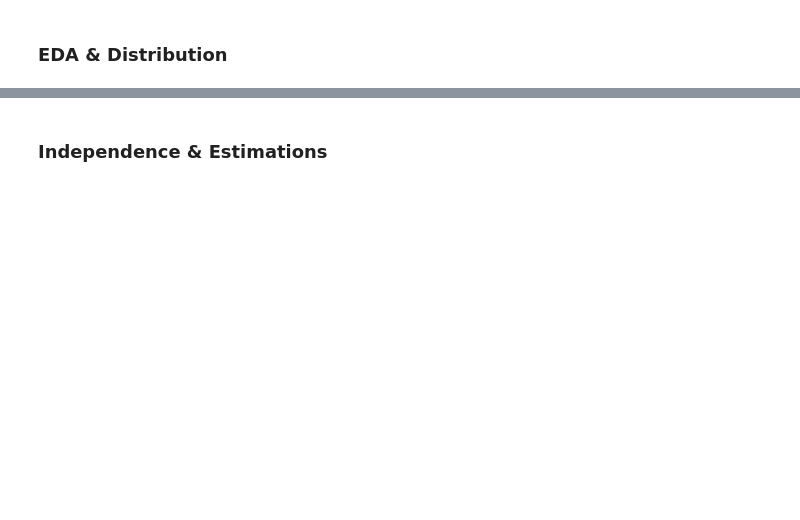
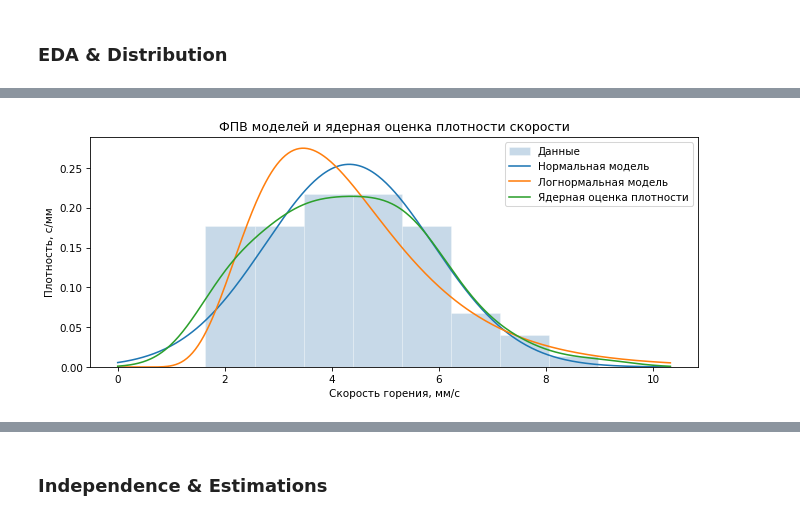
Before and after one commit to ekairaliev/AppStat-Lab01, a Jupyter notebook: AppStat_Lab01.ipynb, the cells around one changed output, grey strips where cells are left out. Drawn from its saved outputs; the diff is of its cells as text; code cells hidden in the pictures; blank space fills up the shorter version.

```diff
--- a/AppStat_Lab01.ipynb
+++ b/AppStat_Lab01.ipynb
@@ -3044,0 +3522,46 @@ display(
+# %%
+v_kde = stats.gaussian_kde(v_ti_cu)
+
+plt.figure(figsize=(9, 4))
+
+plt.hist(
+    v_ti_cu,
+    bins="fd",
+    density=True,
+    alpha=0.3,
+    color="steelblue",
+    edgecolor="white",
+    label="Данные"
+)
+
+plt.plot(
+    v_grid,
+    stats.norm.pdf(v_grid, loc=v_mu, scale=v_sigma),
+    label="Нормальная модель"
+)
+
+plt.plot(
+    v_grid,
+    stats.lognorm.pdf(
+        v_grid,
+        s=v_shape,
+        loc=v_loc,
+        scale=v_scale
+    ),
+    label="Логнормальная модель"
+)
+
+plt.plot(
+    v_grid,
+    v_kde(v_grid),
+    label="Ядерная оценка плотности"
+)
+
+plt.xlabel("Скорость горения, мм/с")
+plt.ylabel("Плотность, с/мм")
+plt.title("ФПВ моделей и ядерная оценка плотности скорости")
+plt.legend()
+plt.tight_layout()
+plt.show()
+# %% [output]
+[figure, added]
```
Also changed, not shown: parts of 40 cells of this notebook.
